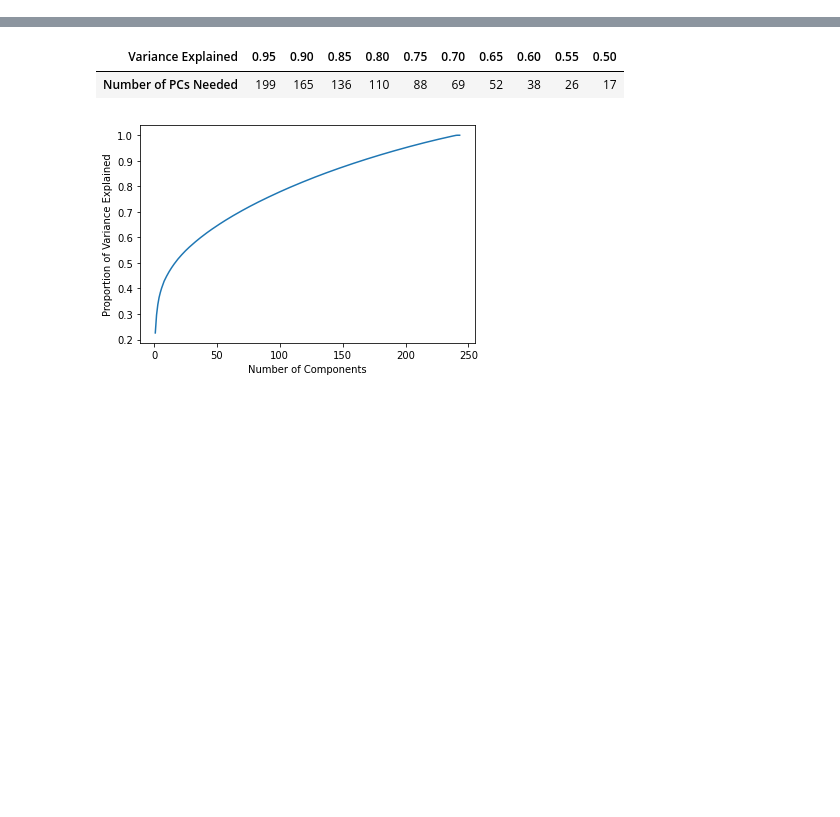
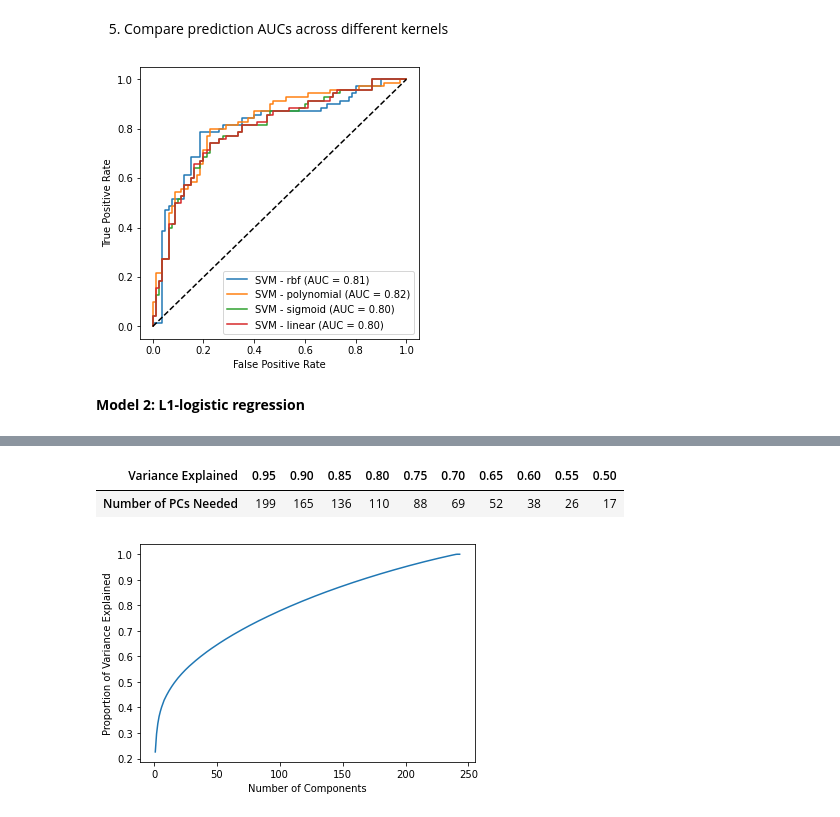
Before and after one commit to boyercb/bst263-final-project, a Jupyter notebook: BST_263_Final_Project.ipynb, the cells around one changed output, grey strips where cells are left out. Saved outputs shown, nothing was run; the diff lists cells and outputs as text; code cells hidden in the pictures; blank space fills up the shorter version.

```diff
--- a/BST_263_Final_Project.ipynb
+++ b/BST_263_Final_Project.ipynb
@@ -71,0 +159,12 @@ svm.fit = svm.fit(X_std, y_train)
+# %%
+# model: SVM - sigmoid kernel
+svc_sig = SVC(kernel = "sigmoid", random_state=0)
+svm_sig = GridSearchCV(
+    svc_sig,
+    svm_sig_params,
+    cv=n_folds,
+    scoring='accuracy',
+    verbose=2,
+    n_jobs=-1
+)
+svm_sig.fit = svm_sig.fit(X_std, y_train)
@@ -71,0 +182,11 @@ svm.fit = svm.fit(X_std, y_train)
+# %%
+# model: SVM - linear kernel
+svc_lin = SVC(kernel = "linear", random_state=0)
+svm_lin = GridSearchCV(
+    svc_lin,
+    svm_lin_params,
+    cv=n_folds,
+    scoring='accuracy',
+    verbose=2,
+    n_jobs=-1)
+svm_lin.fit = svm_lin.fit(X_std, y_train)
@@ -71,0 +199,20 @@ svm.fit = svm.fit(X_std, y_train)
+# %% [markdown]
+5. Compare prediction AUCs across different kernels
+# %%
+svm_models = [svm_rbf, svm_poly, svm_sig, svm_lin]
+svm_names = ["SVM - rbf", "SVM - polynomial", "SVM - sigmoid", "SVM - linear"]
+
+aucs_test = []
+fig = plt.figure(figsize=(5,5))
+ax = fig.add_subplot(1, 1, 1)
+for mod in zip(svm_models, svm_names):
+    roc_output = metrics.plot_roc_curve(mod[0], X_test_std, y_test,
+                                        ax=ax, name=mod[1])
+    aucs_test.append(roc_output.roc_auc)
+
+ax.plot([0, 1], [0, 1], 'k--')
+plt.show()
+# %% [output]
+[figure, added]
+# %% [markdown]
+**Model 2: L1-logistic regression**
```
Also changed, not shown: parts of 42 cells of this notebook.
